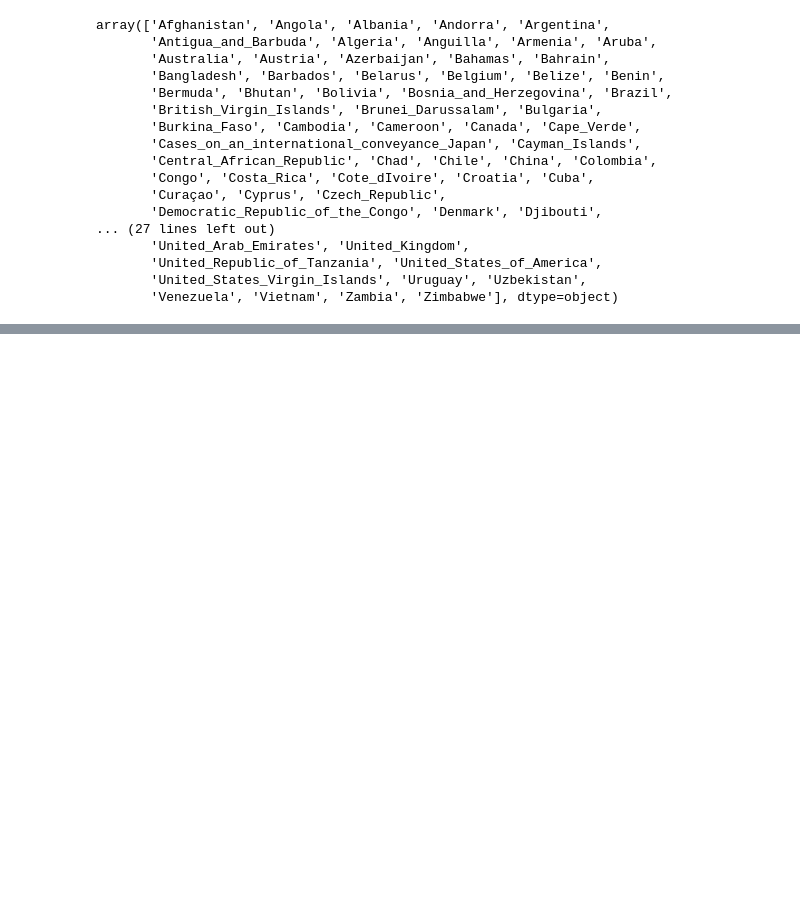
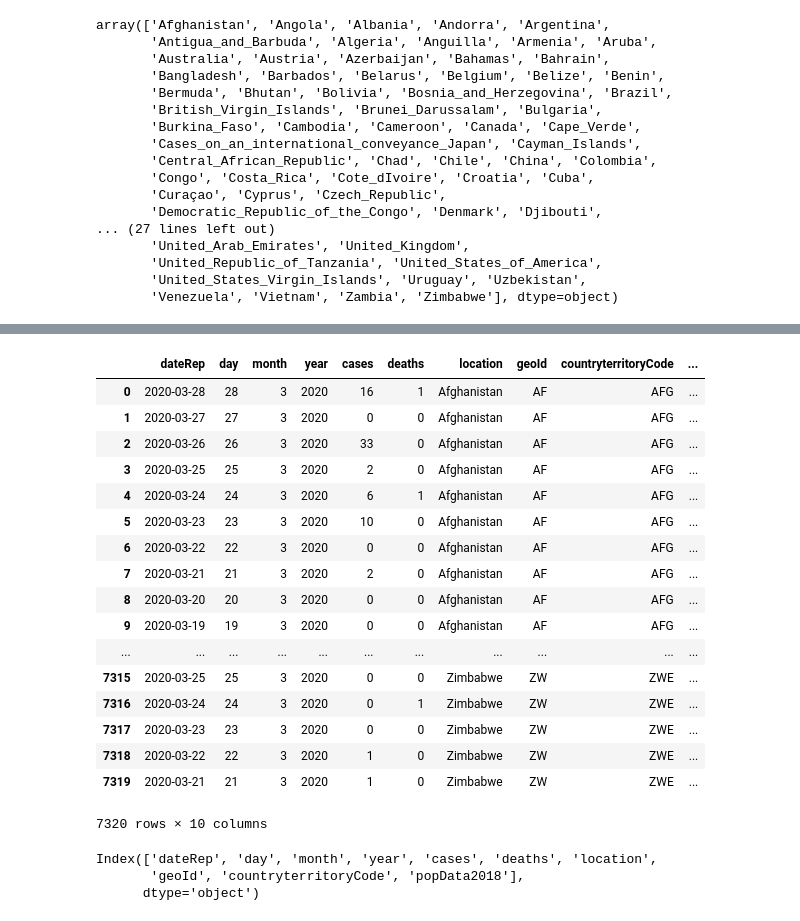
Before and after one commit to saujanya01/corona_app, a Jupyter notebook: development/analysis/corona_27_3_2020.ipynb, the cells around one changed output, grey strips where cells are left out. Cells and saved outputs as stored; diff of their text form; code cells hidden in the pictures; blank space fills up the shorter version.

```diff
--- a/development/analysis/corona_27_3_2020.ipynb
+++ b/development/analysis/corona_27_3_2020.ipynb
@@ -3,7 +3,7 @@ import pandas as pd
 from matplotlib import pyplot as plt
 import seaborn as sns
 # %%
-df = pd.read_excel("https://www.ecdc.europa.eu/sites/default/files/documents/COVID-19-geographic-disbtribution-worldwide-2020-03-27.xlsx")
+df = pd.read_excel("https://www.ecdc.europa.eu/sites/default/files/documents/COVID-19-geographic-disbtribution-worldwide-2020-03-28.xlsx")
 # %%
 df.columns
 # %% [output]
@@ -22,5 +14,3 @@ Index(['DateRep', 'Day', 'Month', 'Year', 'Cases', 'Deaths',
-# %%
-df = df.rename({'Countries and territories':'location'},axis="columns")
 # %%
 df = df.rename({'countriesAndTerritories':'location'},axis="columns")
 # %%
@@ -59,0 +96,21 @@ death = cumulative(deaths)
+# %%
+df
+# %% [output]
+|  | dateRep | day | month | year | cases | deaths | location | geoId | countryterritoryCode | ... |
+| 0 | 2020-03-28 | 28 | 3 | 2020 | 16 | 1 | Afghanistan | AF | AFG | ... |
+| 1 | 2020-03-27 | 27 | 3 | 2020 | 0 | 0 | Afghanistan | AF | AFG | ... |
+| 2 | 2020-03-26 | 26 | 3 | 2020 | 33 | 0 | Afghanistan | AF | AFG | ... |
+| 3 | 2020-03-25 | 25 | 3 | 2020 | 2 | 0 | Afghanistan | AF | AFG | ... |
+| 4 | 2020-03-24 | 24 | 3 | 2020 | 6 | 1 | Afghanistan | AF | AFG | ... |
+| 5 | 2020-03-23 | 23 | 3 | 2020 | 10 | 0 | Afghanistan | AF | AFG | ... |
+| 6 | 2020-03-22 | 22 | 3 | 2020 | 0 | 0 | Afghanistan | AF | AFG | ... |
+| 7 | 2020-03-21 | 21 | 3 | 2020 | 2 | 0 | Afghanistan | AF | AFG | ... |
+| 8 | 2020-03-20 | 20 | 3 | 2020 | 0 | 0 | Afghanistan | AF | AFG | ... |
+| 9 | 2020-03-19 | 19 | 3 | 2020 | 0 | 0 | Afghanistan | AF | AFG | ... |
+| ... | ... | ... | ... | ... | ... | ... | ... | ... | ... | ... |
+| 7315 | 2020-03-25 | 25 | 3 | 2020 | 0 | 0 | Zimbabwe | ZW | ZWE | ... |
+| 7316 | 2020-03-24 | 24 | 3 | 2020 | 0 | 1 | Zimbabwe | ZW | ZWE | ... |
+| 7317 | 2020-03-23 | 23 | 3 | 2020 | 0 | 0 | Zimbabwe | ZW | ZWE | ... |
+| 7318 | 2020-03-22 | 22 | 3 | 2020 | 1 | 0 | Zimbabwe | ZW | ZWE | ... |
+| 7319 | 2020-03-21 | 21 | 3 | 2020 | 1 | 0 | Zimbabwe | ZW | ZWE | ... |
+7320 rows × 10 columns
@@ -59,0 +124,6 @@ death = cumulative(deaths)
+# %%
+df.columns
+# %% [output]
+Index(['dateRep', 'day', 'month', 'year', 'cases', 'deaths', 'location',
+       'geoId', 'countryterritoryCode', 'popData2018'],
+      dtype='object')
```
Also changed, not shown: parts of 17 cells of this notebook, 23 other files.
